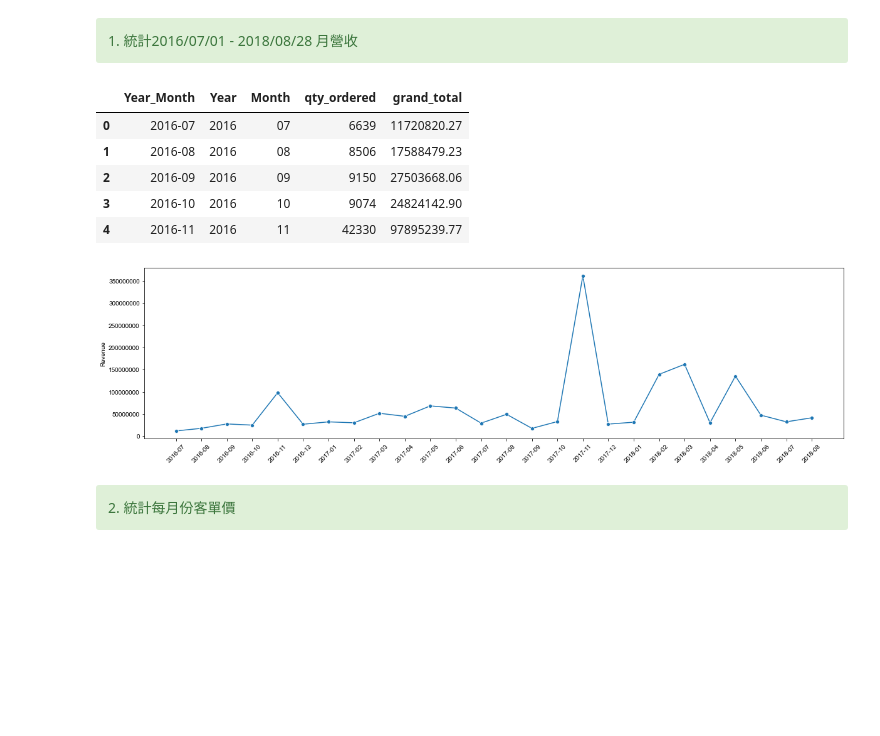
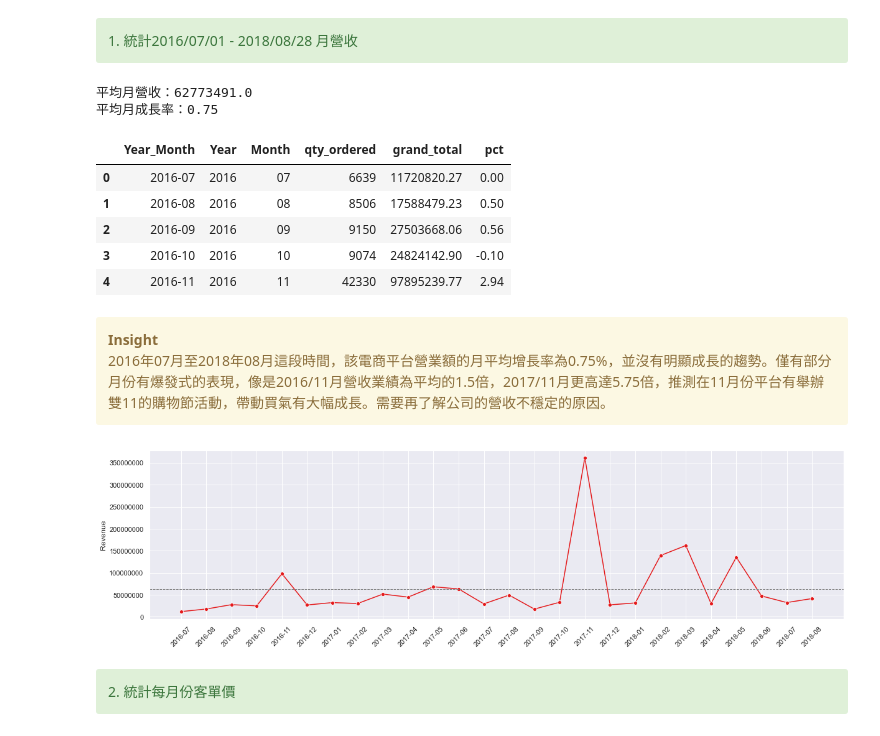
Before and after one commit to LiangYuDer/E-commerce-Analysis, a Jupyter notebook: ec_analysis.ipynb, the cells around one changed output. Cells and saved outputs as stored; diff of their text form; code cells hidden in the pictures; blank space fills up the shorter version.

```diff
--- a/ec_analysis.ipynb
+++ b/ec_analysis.ipynb
@@ -142,25 +144,39 @@ print(dt["created_at_date"].max())
 revenue = dt[dt["status"] == "completed"][["Year", "Month", "qty_ordered", "grand_total"]].groupby(["Year", "Month"]).agg("sum").sort_values(by=["Year", "Month"]).reset_index()
 created_at_y_m = revenue["Year"].astype(str) + "-" + revenue["Month"]
 revenue.insert(0,"Year_Month",created_at_y_m)
+revenue["pct"] = revenue["grand_total"].pct_change()
+revenue["pct"] = revenue["pct"].fillna(0)
+avg_revenue = round(revenue["grand_total"].mean(),0)
+avg_mom = round(revenue["pct"].mean(),2)
+print(f"平均月營收：{avg_revenue}")
+print(f"平均月成長率：{avg_mom}")
 revenue.head()
 # %% [output]
+平均月營收：62773491.0
+平均月成長率：0.75
-|  | Year_Month | Year | Month | qty_ordered | grand_total |
-| 0 | 2016-07 | 2016 | 07 | 6639 | 11720820.27 |
-| 1 | 2016-08 | 2016 | 08 | 8506 | 17588479.23 |
-| 2 | 2016-09 | 2016 | 09 | 9150 | 27503668.06 |
-| 3 | 2016-10 | 2016 | 10 | 9074 | 24824142.90 |
-| 4 | 2016-11 | 2016 | 11 | 42330 | 97895239.77 |
+|  | Year_Month | Year | Month | qty_ordered | grand_total | pct |
+| 0 | 2016-07 | 2016 | 07 | 6639 | 11720820.27 | 0.00 |
+| 1 | 2016-08 | 2016 | 08 | 8506 | 17588479.23 | 0.50 |
+| 2 | 2016-09 | 2016 | 09 | 9150 | 27503668.06 | 0.56 |
+| 3 | 2016-10 | 2016 | 10 | 9074 | 24824142.90 | -0.10 |
+| 4 | 2016-11 | 2016 | 11 | 42330 | 97895239.77 | 2.94 |
+# %% [markdown]
+<div class="alert alert-warning">
+<b>Insight</b><br>
+2016年07月至2018年08月這段時間，該電商平台營業額的月平均增長率為0.75%，並沒有明顯成長的趨勢。僅有部分月份有爆發式的表現，像是2016/11月營收業績為平均的1.5倍，2017/11月更高達5.75倍，推測在11月份平台有舉辦雙11的購物節活動，帶動買氣有大幅成長。需要再了解公司的營收不穩定的原因。
+</div>
 # %%
 fig, ax = plt.subplots(figsize=(20, 5))
 sns.set(style="darkgrid", palette="Set1")
 sns.lineplot(data=revenue, x="Year_Month", y="grand_total",marker="o")
+plt.axhline(y=avg_revenue, c="gray", ls="--", lw=1)
 ax.yaxis.get_major_formatter().set_scientific(False)
 #ax.yaxis.get_major_formatter().set_useOffset(False)
 ax.set_xlabel('')
 ax.set_ylabel('Revenue')
 plt.xticks(rotation=45);
 # %% [output]
-[figure, old version]
+[figure, new version]
 # %% [markdown]
 <div class="alert alert-success">
 2. 統計每月份客單價
```
Also changed, not shown: parts of 6 cells of this notebook.
